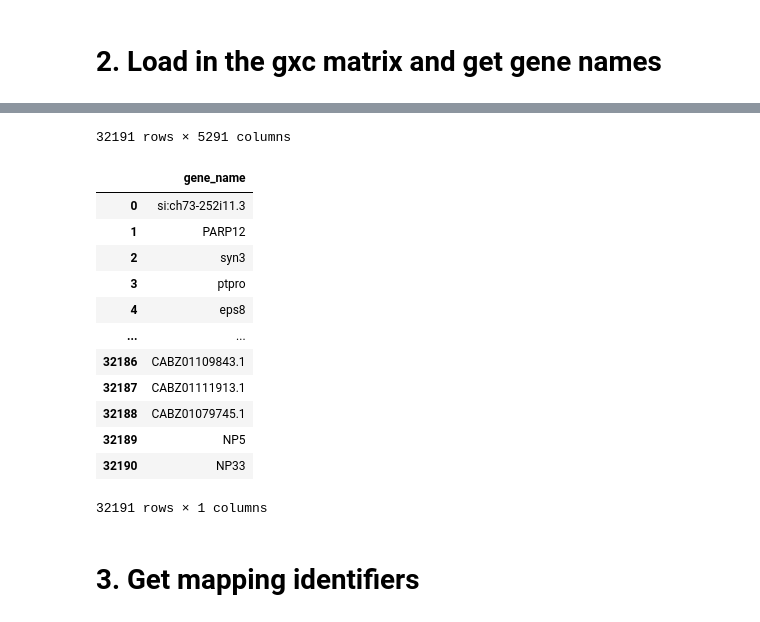
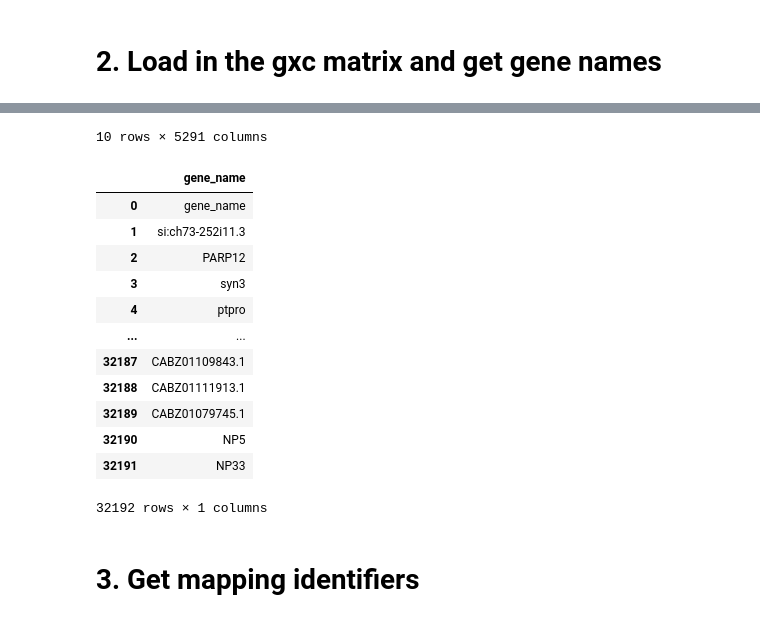
Before and after one commit to Arcadia-Science/glial-origins, a Jupyter notebook: notebooks/Drer_juvbrain/1_Drer_juvbrain_downloading.ipynb, the cells around one changed output, grey strips where cells are left out. Saved outputs shown, nothing was run; the diff lists cells and outputs as text; code cells hidden in the pictures.

```diff
--- a/notebooks/Drer_juvbrain/1_Drer_juvbrain_downloading.ipynb
+++ b/notebooks/Drer_juvbrain/1_Drer_juvbrain_downloading.ipynb
@@ -32,0 +35,15 @@ This notebook collects data from the [Raj et al. 2020](https://www.frontiersin.o
+# %%
+################
+# general info #
+################
+
+# Specify the name of the species folder in Amazon S3
+species = 'Danio_rerio'
+
+# Specify any particular identifying conditions, eg tissue type:
+conditions = 'juvbrain'
+
+################
+################
+
+sample_BFD = BioFileDocket(species, conditions)
@@ -161,11 +169,14 @@ File already exists at ../../output/Drer_juvbrain/GSM4793240_comb-zBr15dpf6_S1-g
 # %% [markdown]
 # 2. Load in the gxc matrix and get gene names
 # %%
-genes_matrix = pd.read_csv(sample_BioFileDocket.gxc.path, sep = '\t')
+genes_matrix = pd.read_csv(sample_BFD.gxc.path, sep = '\t', nrows = 10)
 display(genes_matrix)
 
-gxc_genes_list = pd.DataFrame(genes_matrix['gene_name'])
+gxc_genes_list = pd.read_csv(sample_BFD.gxc.path, sep = '\t', usecols=[0], names = ['gene_name'])
 display(gxc_genes_list)
+
+sample_BFD.metadata.add('num_cells', len(genes_matrix.columns) - 1)
+sample_BFD.metadata.add('num_genes', len(genes_matrix))
 # %% [output]
 |  | gene_name | AAACCTGAGAAGCCCA-1 | AAACCTGAGGATGGAA-1 | AAACCTGAGTCTTGCA-1 | AAACCTGCACAGACAG-1 | ... |
 | 0 | si:ch73-252i11.3 | 0 | 0 | 0 | 0 | ... |
@@ -182,17 +192,17 @@ display(gxc_genes_list)
-32191 rows × 5291 columns
+10 rows × 5291 columns
 |  | gene_name |
-| 0 | si:ch73-252i11.3 |
-| 1 | PARP12 |
-| 2 | syn3 |
-| 3 | ptpro |
-| 4 | eps8 |
+| 0 | gene_name |
+| 1 | si:ch73-252i11.3 |
+| 2 | PARP12 |
+| 3 | syn3 |
+| 4 | ptpro |
 | ... | ... |
-| 32186 | CABZ01109843.1 |
-| 32187 | CABZ01111913.1 |
-| 32188 | CABZ01079745.1 |
-| 32189 | NP5 |
-| 32190 | NP33 |
+| 32187 | CABZ01109843.1 |
+| 32188 | CABZ01111913.1 |
+| 32189 | CABZ01079745.1 |
+| 32190 | NP5 |
+| 32191 | NP33 |
-32191 rows × 1 columns
+32192 rows × 1 columns
 # %% [markdown]
 # 3. Get mapping identifiers
 # %%
```
Also changed, not shown: parts of 20 cells of this notebook, 1 other file.
